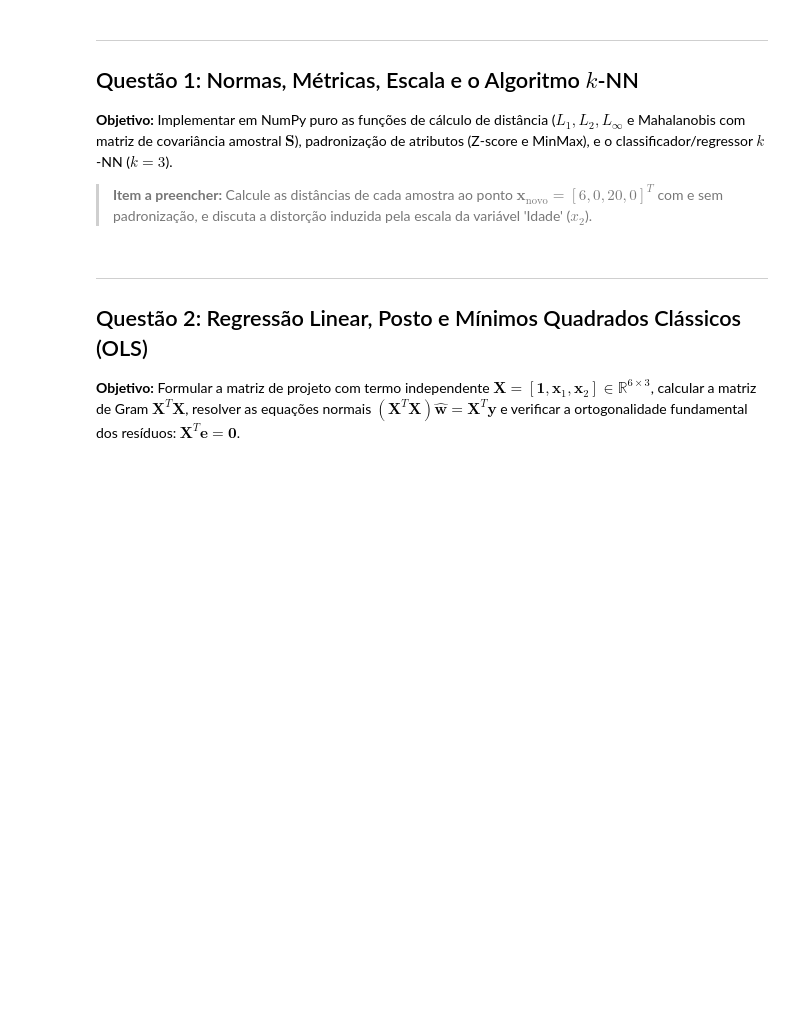
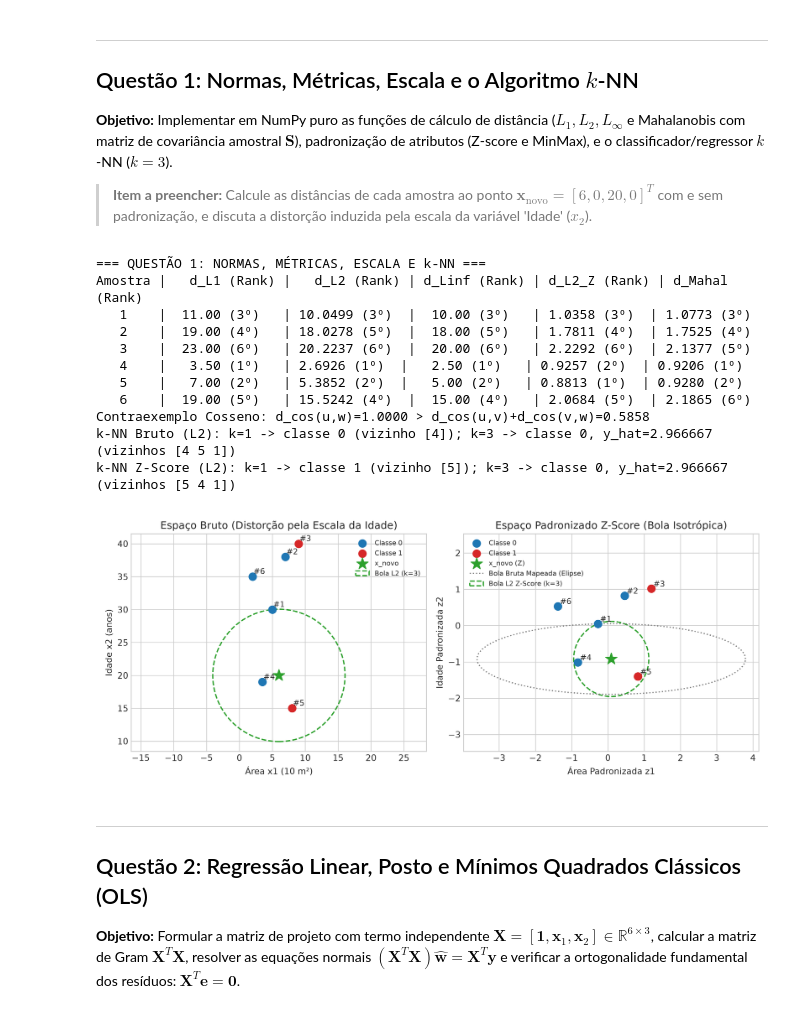
Before and after one commit to Attili0/optimization-in-machine-learning, a Jupyter notebook: projeto_guia_algebra_otimizacao.ipynb, the cells around one changed output. Drawn from its saved outputs; the diff is of its cells as text; code cells hidden in the pictures; blank space fills up the shorter version.

```diff
--- a/projeto_guia_algebra_otimizacao.ipynb
+++ b/projeto_guia_algebra_otimizacao.ipynb
@@ -125,3 +68,20 @@ for i, x_i in enumerate(X_data, 1):
+# %%
+from src.questao1 import run_questao1
+res_q1 = run_questao1(save_figures=True)
+display(Image('figures/q1_bolas_metricas_escala.png'))
+# %% [output]
+=== QUESTÃO 1: NORMAS, MÉTRICAS, ESCALA E k-NN ===
+Amostra |   d_L1 (Rank) |   d_L2 (Rank) | d_Linf (Rank) | d_L2_Z (Rank) | d_Mahal (Rank)
+   1    |  11.00 (3º)   | 10.0499 (3º)  |  10.00 (3º)   | 1.0358 (3º)  | 1.0773 (3º)
+   2    |  19.00 (4º)   | 18.0278 (5º)  |  18.00 (5º)   | 1.7811 (4º)  | 1.7525 (4º)
+   3    |  23.00 (6º)   | 20.2237 (6º)  |  20.00 (6º)   | 2.2292 (6º)  | 2.1377 (5º)
+   4    |   3.50 (1º)   | 2.6926 (1º)  |   2.50 (1º)   | 0.9257 (2º)  | 0.9206 (1º)
+   5    |   7.00 (2º)   | 5.3852 (2º)  |   5.00 (2º)   | 0.8813 (1º)  | 0.9280 (2º)
+   6    |  19.00 (5º)   | 15.5242 (4º)  |  15.00 (4º)   | 2.0684 (5º)  | 2.1865 (6º)
+Contraexemplo Cosseno: d_cos(u,w)=1.0000 > d_cos(u,v)+d_cos(v,w)=0.5858
+k-NN Bruto (L2): k=1 -> classe 0 (vizinho [4]); k=3 -> classe 0, y_hat=2.966667 (vizinhos [4 5 1])
+k-NN Z-Score (L2): k=1 -> classe 1 (vizinho [5]); k=3 -> classe 0, y_hat=2.966667 (vizinhos [5 4 1])
+[figure, added]
 # %% [markdown]
 ---
 ## Questão 2: Regressão Linear, Posto e Mínimos Quadrados Clássicos (OLS)
```
Also changed, not shown: parts of 21 cells of this notebook, 27 other files.
